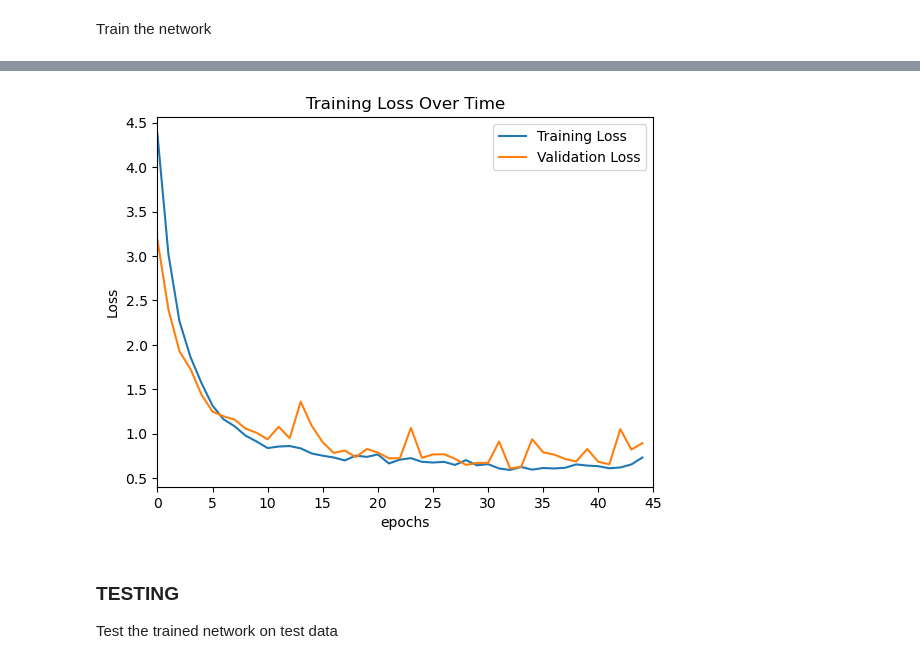
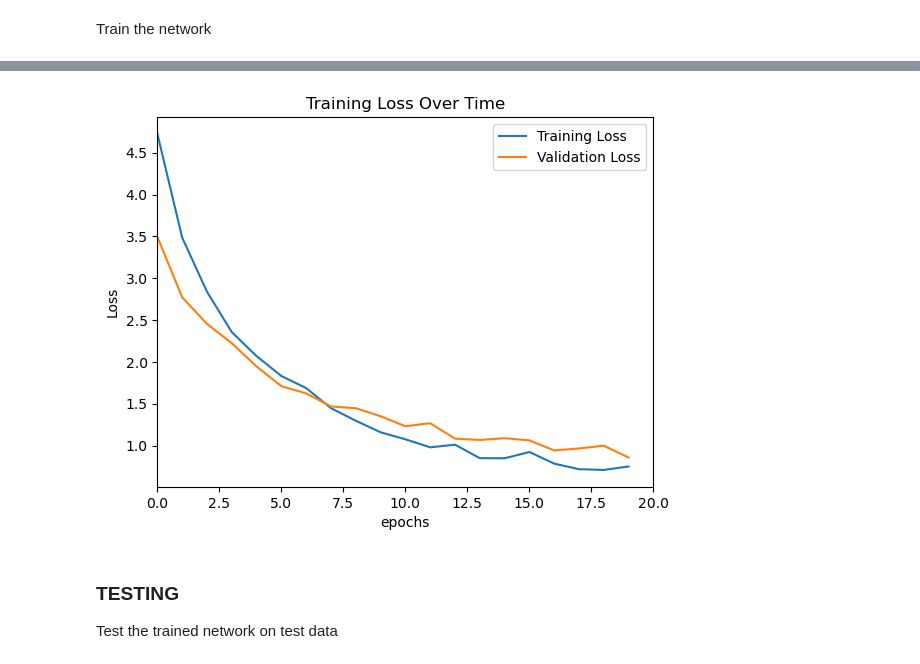
Before and after one commit to puravparab/animal_classifier, a Jupyter notebook: notebooks/pytorch/training.ipynb, the cells around one changed output, grey strips where cells are left out. Cells and saved outputs as stored; diff of their text form; code cells hidden in the pictures.

```diff
--- a/notebooks/pytorch/training.ipynb
+++ b/notebooks/pytorch/training.ipynb
@@ -67,7 +70,7 @@ augmentation_transform = transforms.Compose([
 ])
 
 # Create augmented dataset
-for i in range(9):
+for i in range(8):
     # Apply augmentation to the entire dataset
     augmented_dataset = ImageFolder(dataset_path, transform=augmentation_transform)
     # Combine the original and augmented datasets
@@ -167,7 +170,7 @@ Trainable params: 455959
 # %% [markdown]
 Define learning rate, loss function and optimizer
 # %%
-learning_rate = 0.007
+learning_rate = 0.005
 
 criterion = nn.CrossEntropyLoss()
 optimizer = optim.SGD(net.parameters(), lr=learning_rate, momentum=0.9)
@@ -176,7 +179,7 @@ optimizer = optim.SGD(net.parameters(), lr=learning_rate, momentum=0.9)
 Train the network
 # %%
 %%time
-epochs = 45
+epochs = 40
 
 # Initialize an empty list to store loss values for plotting
 loss_values = []
@@ -244,21 +247,21 @@ torch.save(net.state_dict(), PATH)
 # %%
 # Plot the loss graph
 train_loss_values = []
 for i in range(len(loss_values)):
-    if i % 12 == 0:
+    if i % 28 == 0:
         train_loss_values.append(loss_values[i])
 
 plt.plot(train_loss_values, label='Training Loss')
 plt.plot(val_loss_values, label='Validation Loss')
 plt.xlabel('epochs')
 plt.ylabel('Loss')
 plt.title('Training Loss Over Time')
 plt.legend()
 custom_x_range = (0, epochs)
 plt.xlim(custom_x_range)
 plt.show()
 # %% [output]
-[figure, old version]
+[figure, new version]
 # %% [markdown]
 ### TESTING
 Test the trained network on test data
```
Also changed, not shown: parts of 14 cells of this notebook.
